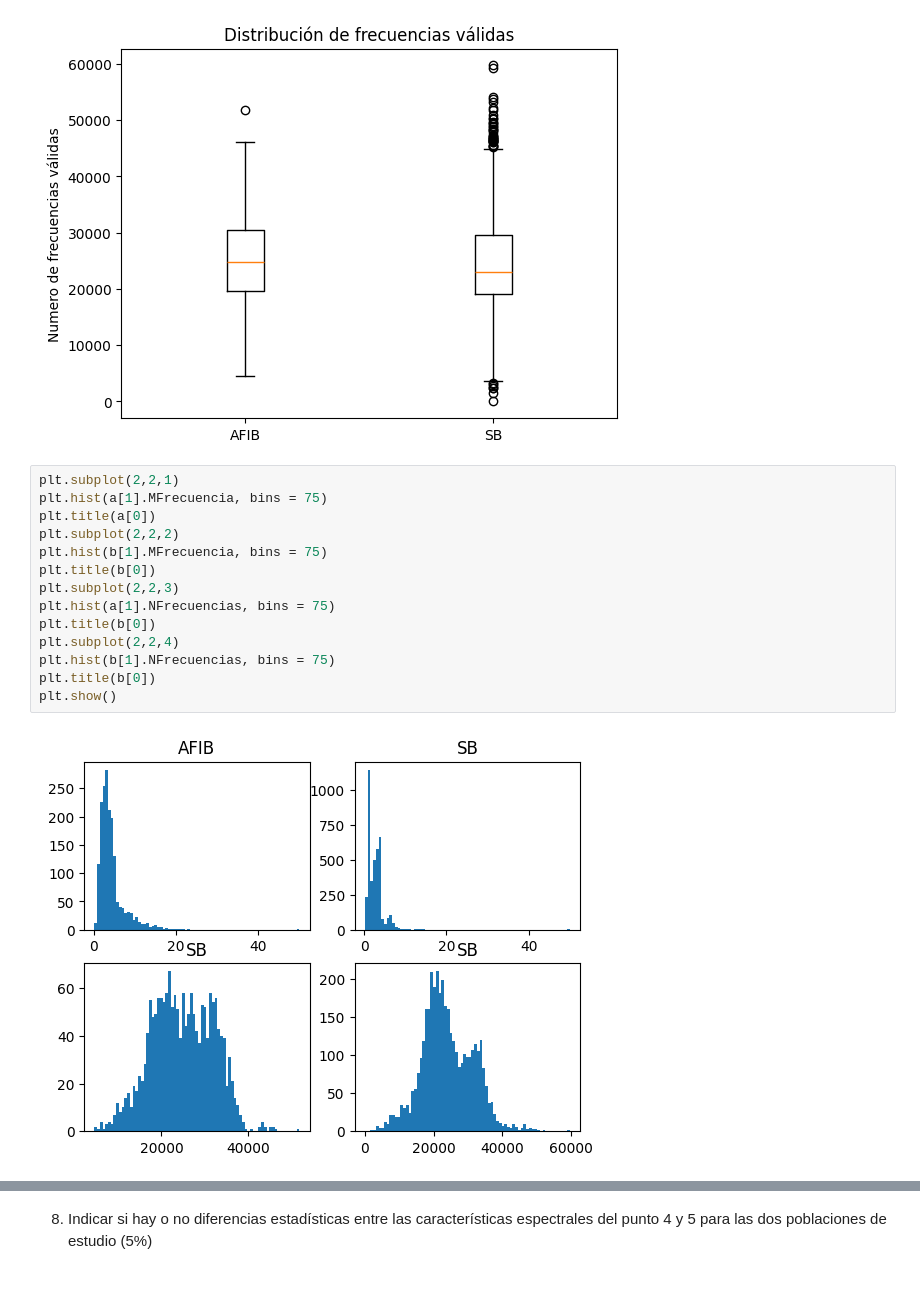
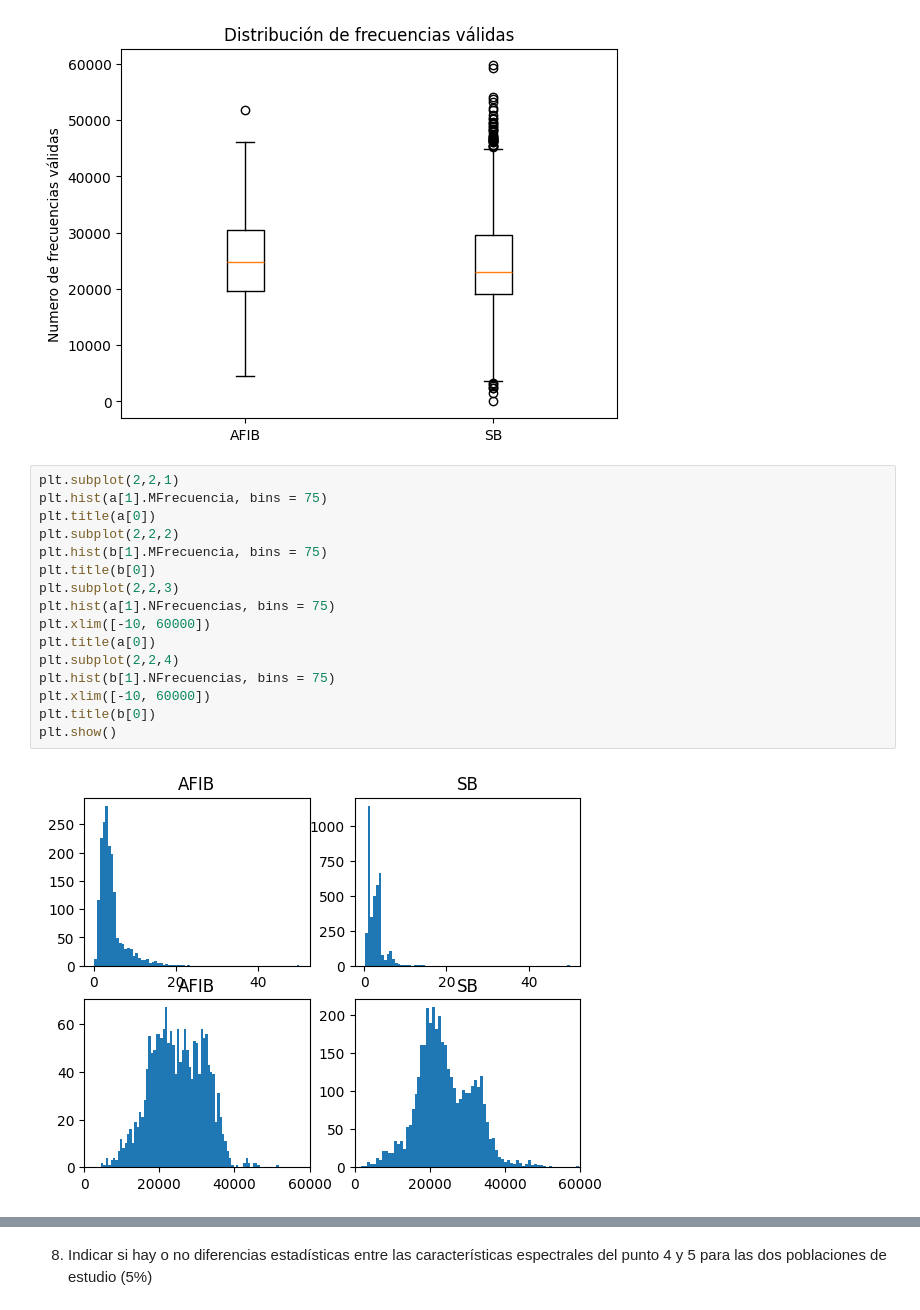
Before and after one commit to AndresBanquezBio/Biosenales, a Jupyter notebook: Proyectos/Proyecto_2/Proyecto2_AndresBanquez_MelinaVillada.ipynb, the cells around one changed output, grey strips where cells are left out. Saved outputs shown, nothing was run; the diff lists cells and outputs as text.

```diff
--- a/Proyectos/Proyecto_2/Proyecto2_AndresBanquez_MelinaVillada.ipynb
+++ b/Proyectos/Proyecto_2/Proyecto2_AndresBanquez_MelinaVillada.ipynb
@@ -334,16 +337,18 @@ plt.show()
 # %%
 plt.subplot(2,2,1)
 plt.hist(a[1].MFrecuencia, bins = 75)
 plt.title(a[0])
 plt.subplot(2,2,2)
 plt.hist(b[1].MFrecuencia, bins = 75)
 plt.title(b[0])
 plt.subplot(2,2,3)
 plt.hist(a[1].NFrecuencias, bins = 75)
-plt.title(b[0])
+plt.xlim([-10, 60000])
+plt.title(a[0])
 plt.subplot(2,2,4)
 plt.hist(b[1].NFrecuencias, bins = 75)
+plt.xlim([-10, 60000])
 plt.title(b[0])
 plt.show()
 # %% [output]
-[figure, old version]
+[figure, new version]
```
Also changed, not shown: parts of 23 cells of this notebook, 1 other file.
